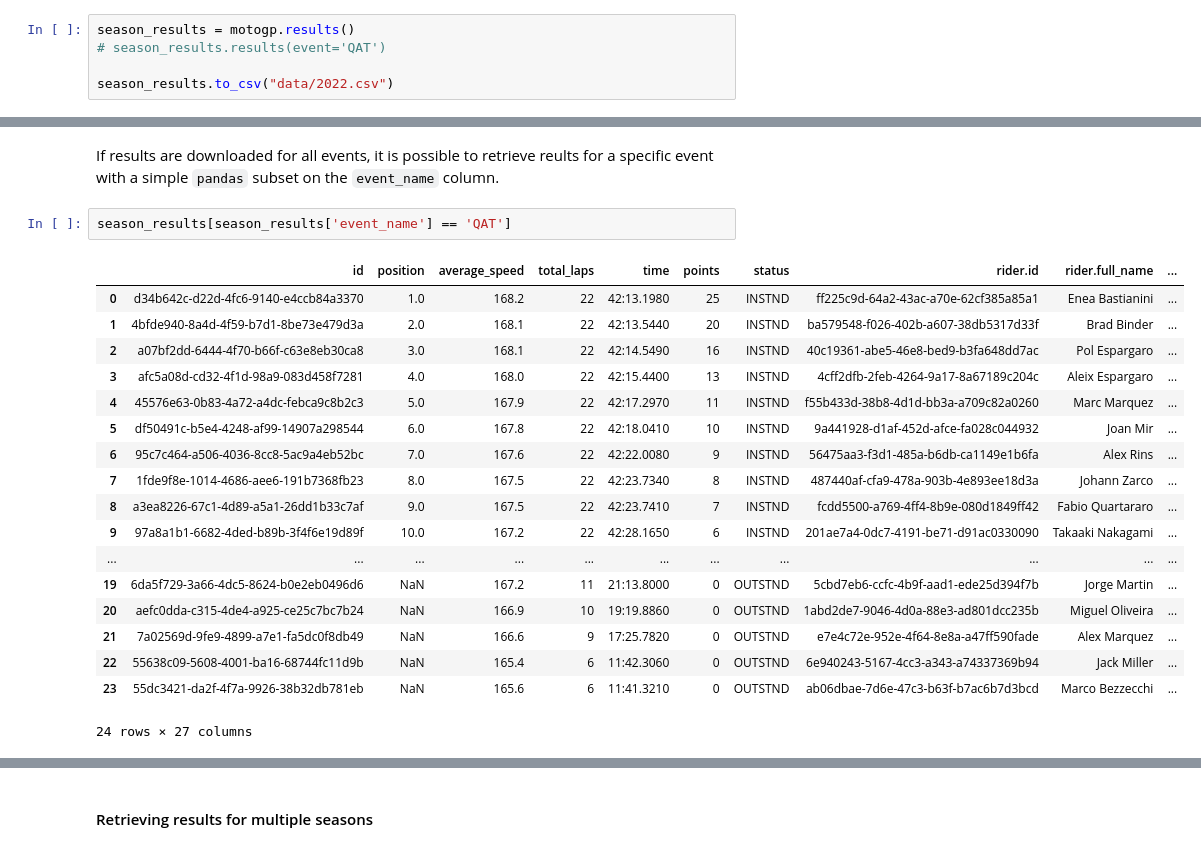
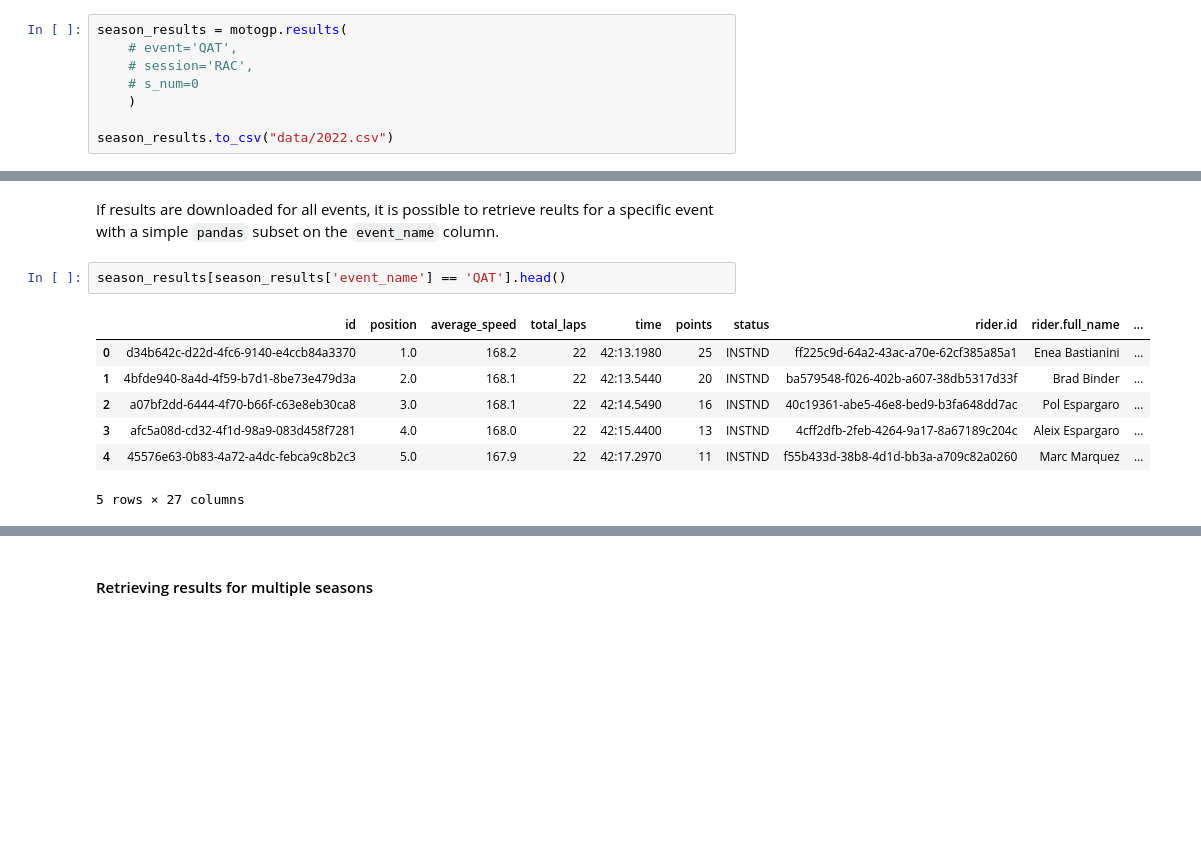
Before and after one commit to antobzzll/motogpdata, a Jupyter notebook: example.ipynb, the cells around one changed output, grey strips where cells are left out. Cells and saved outputs as stored; diff of their text form; blank space fills up the shorter version.

```diff
--- a/example.ipynb
+++ b/example.ipynb
@@ -52,6 +52,9 @@ To retrieve the results of a MotoGP event, use the `motogpdata.MotoGPData.result
 # %%
-season_results = motogp.results()
-# season_results.results(event='QAT')
+season_results = motogp.results(
+    # event='QAT',
+    # session='RAC',
+    # s_num=0
+    )
 
 season_results.to_csv("data/2022.csv")
 # %% [output]
@@ -75,23 +78,12 @@ Dataframe concatenated.
 # %% [markdown]
 If results are downloaded for all events, it is possible to retrieve reults for a specific event with a simple `pandas` subset on the `event_name` column.
 # %%
-season_results[season_results['event_name'] == 'QAT']
+season_results[season_results['event_name'] == 'QAT'].head()
 # %% [output]
 |  | id | position | average_speed | total_laps | time | points | status | rider.id | rider.full_name | ... |
 | 0 | d34b642c-d22d-4fc6-9140-e4ccb84a3370 | 1.0 | 168.2 | 22 | 42:13.1980 | 25 | INSTND | ff225c9d-64a2-43ac-a70e-62cf385a85a1 | Enea Bastianini | ... |
 | 1 | 4bfde940-8a4d-4f59-b7d1-8be73e479d3a | 2.0 | 168.1 | 22 | 42:13.5440 | 20 | INSTND | ba579548-f026-402b-a607-38db5317d33f | Brad Binder | ... |
 | 2 | a07bf2dd-6444-4f70-b66f-c63e8eb30ca8 | 3.0 | 168.1 | 22 | 42:14.5490 | 16 | INSTND | 40c19361-abe5-46e8-bed9-b3fa648dd7ac | Pol Espargaro | ... |
 | 3 | afc5a08d-cd32-4f1d-98a9-083d458f7281 | 4.0 | 168.0 | 22 | 42:15.4400 | 13 | INSTND | 4cff2dfb-2feb-4264-9a17-8a67189c204c | Aleix Espargaro | ... |
 | 4 | 45576e63-0b83-4a72-a4dc-febca9c8b2c3 | 5.0 | 167.9 | 22 | 42:17.2970 | 11 | INSTND | f55b433d-38b8-4d1d-bb3a-a709c82a0260 | Marc Marquez | ... |
-| 5 | df50491c-b5e4-4248-af99-14907a298544 | 6.0 | 167.8 | 22 | 42:18.0410 | 10 | INSTND | 9a441928-d1af-452d-afce-fa028c044932 | Joan Mir | ... |
-| 6 | 95c7c464-a506-4036-8cc8-5ac9a4eb52bc | 7.0 | 167.6 | 22 | 42:22.0080 | 9 | INSTND | 56475aa3-f3d1-485a-b6db-ca1149e1b6fa | Alex Rins | ... |
-| 7 | 1fde9f8e-1014-4686-aee6-191b7368fb23 | 8.0 | 167.5 | 22 | 42:23.7340 | 8 | INSTND | 487440af-cfa9-478a-903b-4e893ee18d3a | Johann Zarco | ... |
-| 8 | a3ea8226-67c1-4d89-a5a1-26dd1b33c7af | 9.0 | 167.5 | 22 | 42:23.7410 | 7 | INSTND | fcdd5500-a769-4ff4-8b9e-080d1849ff42 | Fabio Quartararo | ... |
-| 9 | 97a8a1b1-6682-4ded-b89b-3f4f6e19d89f | 10.0 | 167.2 | 22 | 42:28.1650 | 6 | INSTND | 201ae7a4-0dc7-4191-be71-d91ac0330090 | Takaaki Nakagami | ... |
-| ... | ... | ... | ... | ... | ... | ... | ... | ... | ... | ... |
-| 19 | 6da5f729-3a66-4dc5-8624-b0e2eb0496d6 | NaN | 167.2 | 11 | 21:13.8000 | 0 | OUTSTND | 5cbd7eb6-ccfc-4b9f-aad1-ede25d394f7b | Jorge Martin | ... |
-| 20 | aefc0dda-c315-4de4-a925-ce25c7bc7b24 | NaN | 166.9 | 10 | 19:19.8860 | 0 | OUTSTND | 1abd2de7-9046-4d0a-88e3-ad801dcc235b | Miguel Oliveira | ... |
-| 21 | 7a02569d-9fe9-4899-a7e1-fa5dc0f8db49 | NaN | 166.6 | 9 | 17:25.7820 | 0 | OUTSTND | e7e4c72e-952e-4f64-8e8a-a47ff590fade | Alex Marquez | ... |
-| 22 | 55638c09-5608-4001-ba16-68744fc11d9b | NaN | 165.4 | 6 | 11:42.3060 | 0 | OUTSTND | 6e940243-5167-4cc3-a343-a74337369b94 | Jack Miller | ... |
-| 23 | 55dc3421-da2f-4f7a-9926-38b32db781eb | NaN | 165.6 | 6 | 11:41.3210 | 0 | OUTSTND | ab06dbae-7d6e-47c3-b63f-b7ac6b7d3bcd | Marco Bezzecchi | ... |
-24 rows × 27 columns
+5 rows × 27 columns
```
Also changed, not shown: parts of 6 cells of this notebook, 1 other file.
